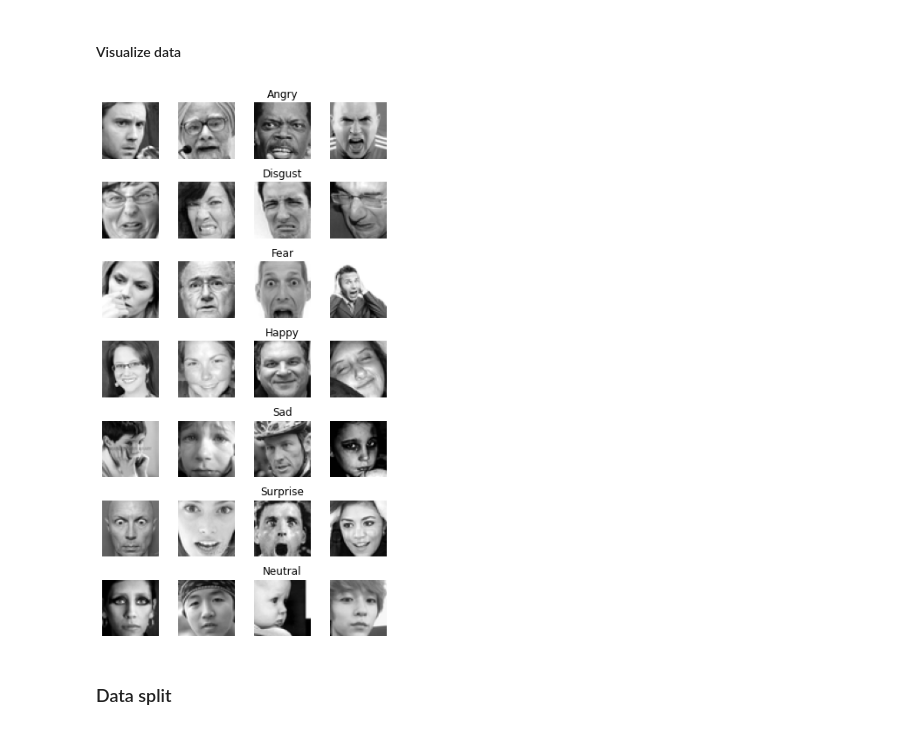
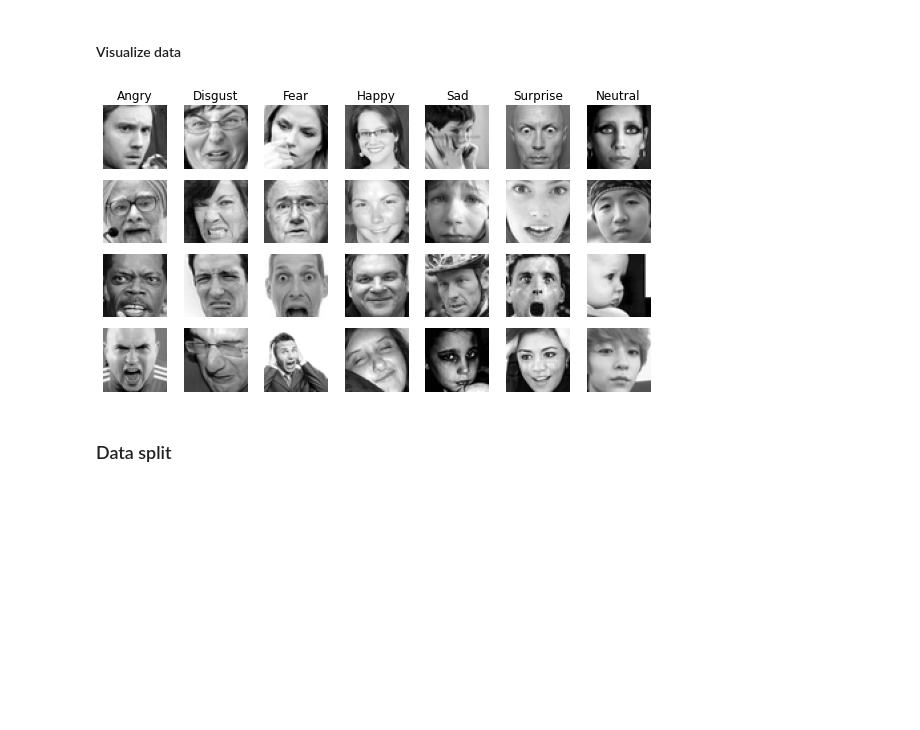
Before and after one commit to seiji594/MTH767P_Group4_project, a Jupyter notebook: main.ipynb, the cells around one changed output. Cells and saved outputs as stored; diff of their text form; code cells hidden in the pictures; blank space fills up the shorter version.

Commit message:
change on images

```diff
--- a/main.ipynb
+++ b/main.ipynb
@@ -42,19 +45,20 @@ Loading dataset...      Done
 #### Visualize data
 # %%
 # generate sample of images
-fig, ax = plt.subplots(len(emotion_dict), batch_size, figsize=(5, 9))
+fig, ax = plt.subplots(batch_size, len(emotion_dict), figsize=(8, 4.5))
 
 for i, em in emotion_dict.items():
     emotion = dataset.data[dataset.targets==i][:batch_size]
     # set title
-    ax[i, 2].set_title(em)
+    ax[0, i].set_title(em)
     for j in range(emotion.shape[0]):
         im = emotion[j]
-        ax[i, j].imshow(im, cmap='gray')
-        ax[i, j].axis('off')
-fig.tight_layout();
+        ax[j, i].imshow(im, cmap='gray')
+        ax[j, i].axis('off')
+plt.tight_layout();
+plt.savefig('dataset_sample.png')
 # %% [output]
-[figure, old version]
+[figure, new version]
 # %% [markdown]
 ### Data split
 # %%
```
Also changed, not shown: parts of 6 cells of this notebook.
